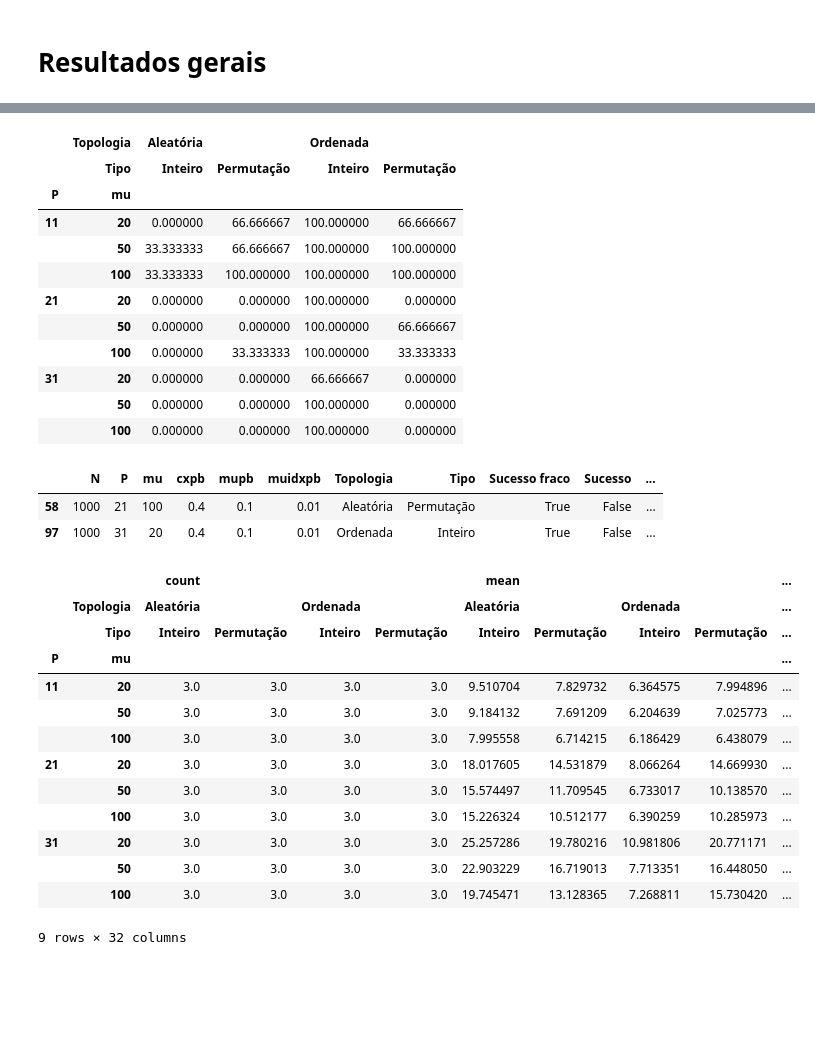
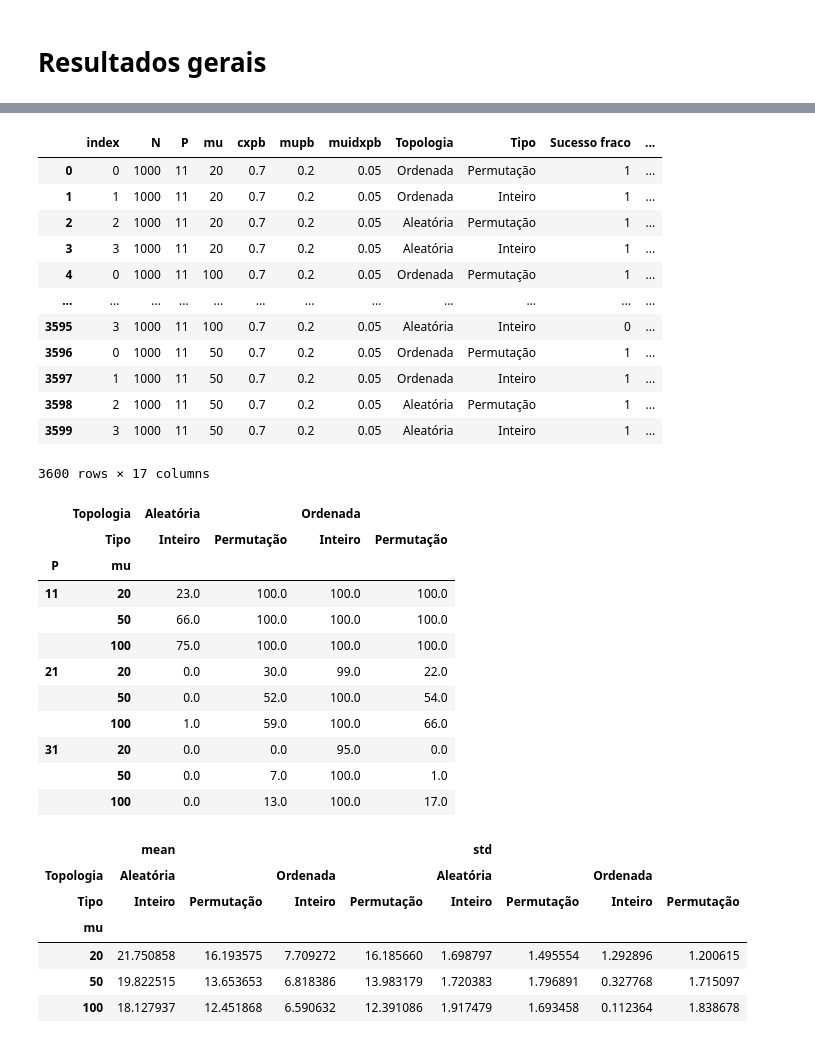
Before and after one commit to Fdms-3741/TrabalhoGAOtimizacaoNatural, a Jupyter notebook: Teste do SGA.ipynb, the cells around one changed output, grey strips where cells are left out. Cells and saved outputs as stored; diff of their text form; code cells hidden in the pictures; blank space fills up the shorter version.

```diff
--- a/Teste do SGA.ipynb
+++ b/Teste do SGA.ipynb
@@ -84,41 +82,46 @@ KeyboardInterrupt:
+# %%
+dbconn = sqlite3.connect("Resultados-finais.sqlite")
+resultados = pd.read_sql("SELECT * FROM resultados",dbconn)
+resultados
+# %% [output]
+|  | index | N | P | mu | cxpb | mupb | muidxpb | Topologia | Tipo | Sucesso fraco | ... |
+| 0 | 0 | 1000 | 11 | 20 | 0.7 | 0.2 | 0.05 | Ordenada | Permutação | 1 | ... |
+| 1 | 1 | 1000 | 11 | 20 | 0.7 | 0.2 | 0.05 | Ordenada | Inteiro | 1 | ... |
+| 2 | 2 | 1000 | 11 | 20 | 0.7 | 0.2 | 0.05 | Aleatória | Permutação | 1 | ... |
+| 3 | 3 | 1000 | 11 | 20 | 0.7 | 0.2 | 0.05 | Aleatória | Inteiro | 1 | ... |
+| 4 | 0 | 1000 | 11 | 100 | 0.7 | 0.2 | 0.05 | Ordenada | Permutação | 1 | ... |
+| ... | ... | ... | ... | ... | ... | ... | ... | ... | ... | ... | ... |
+| 3595 | 3 | 1000 | 11 | 100 | 0.7 | 0.2 | 0.05 | Aleatória | Inteiro | 0 | ... |
+| 3596 | 0 | 1000 | 11 | 50 | 0.7 | 0.2 | 0.05 | Ordenada | Permutação | 1 | ... |
+| 3597 | 1 | 1000 | 11 | 50 | 0.7 | 0.2 | 0.05 | Ordenada | Inteiro | 1 | ... |
+| 3598 | 2 | 1000 | 11 | 50 | 0.7 | 0.2 | 0.05 | Aleatória | Permutação | 1 | ... |
+| 3599 | 3 | 1000 | 11 | 50 | 0.7 | 0.2 | 0.05 | Aleatória | Inteiro | 1 | ... |
+3600 rows × 17 columns
 # %%
-CalcularSRFraco(resultados)
+CalcularSR(resultados)
 # %% [output]
 |  | Topologia | Aleatória |  | Ordenada |  |
 |  | Tipo | Inteiro | Permutação | Inteiro | Permutação |
 | P | mu |  |  |  |  |
-| 11 | 20 | 0.000000 | 66.666667 | 100.000000 | 66.666667 |
-|  | 50 | 33.333333 | 66.666667 | 100.000000 | 100.000000 |
-|  | 100 | 33.333333 | 100.000000 | 100.000000 | 100.000000 |
-| 21 | 20 | 0.000000 | 0.000000 | 100.000000 | 0.000000 |
-|  | 50 | 0.000000 | 0.000000 | 100.000000 | 66.666667 |
-|  | 100 | 0.000000 | 33.333333 | 100.000000 | 33.333333 |
-| 31 | 20 | 0.000000 | 0.000000 | 66.666667 | 0.000000 |
-|  | 50 | 0.000000 | 0.000000 | 100.000000 | 0.000000 |
-|  | 100 | 0.000000 | 0.000000 | 100.000000 | 0.000000 |
+| 11 | 20 | 23.0 | 100.0 | 100.0 | 100.0 |
+|  | 50 | 66.0 | 100.0 | 100.0 | 100.0 |
+|  | 100 | 75.0 | 100.0 | 100.0 | 100.0 |
+| 21 | 20 | 0.0 | 30.0 | 99.0 | 22.0 |
+|  | 50 | 0.0 | 52.0 | 100.0 | 54.0 |
+|  | 100 | 1.0 | 59.0 | 100.0 | 66.0 |
+| 31 | 20 | 0.0 | 0.0 | 95.0 | 0.0 |
+|  | 50 | 0.0 | 7.0 | 100.0 | 1.0 |
+|  | 100 | 0.0 | 13.0 | 100.0 | 17.0 |
-# %%
-resultados[(resultados['Gap']>0.9) & (resultados['Sucesso']==False)]
-# %% [output]
-|  | N | P | mu | cxpb | mupb | muidxpb | Topologia | Tipo | Sucesso fraco | Sucesso | ... |
-| 58 | 1000 | 21 | 100 | 0.4 | 0.1 | 0.01 | Aleatória | Permutação | True | False | ... |
-| 97 | 1000 | 31 | 20 | 0.4 | 0.1 | 0.01 | Ordenada | Inteiro | True | False | ... |
 # %%
-CalcularMBF(resultados)
+CalcularMBF(resultados)[['mean','std']].loc[31]
 # %% [output]
-|  |  | count |  |  |  | mean |  |  |  | ... |
-|  | Topologia | Aleatória |  | Ordenada |  | Aleatória |  | Ordenada |  | ... |
-|  | Tipo | Inteiro | Permutação | Inteiro | Permutação | Inteiro | Permutação | Inteiro | Permutação | ... |
-| P | mu |  |  |  |  |  |  |  |  | ... |
-| 11 | 20 | 3.0 | 3.0 | 3.0 | 3.0 | 9.510704 | 7.829732 | 6.364575 | 7.994896 | ... |
-|  | 50 | 3.0 | 3.0 | 3.0 | 3.0 | 9.184132 | 7.691209 | 6.204639 | 7.025773 | ... |
-|  | 100 | 3.0 | 3.0 | 3.0 | 3.0 | 7.995558 | 6.714215 | 6.186429 | 6.438079 | ... |
-| 21 | 20 | 3.0 | 3.0 | 3.0 | 3.0 | 18.017605 | 14.531879 | 8.066264 | 14.669930 | ... |
-|  | 50 | 3.0 | 3.0 | 3.0 | 3.0 | 15.574497 | 11.709545 | 6.733017 | 10.138570 | ... |
-|  | 100 | 3.0 | 3.0 | 3.0 | 3.0 | 15.226324 | 10.512177 | 6.390259 | 10.285973 | ... |
-| 31 | 20 | 3.0 | 3.0 | 3.0 | 3.0 | 25.257286 | 19.780216 | 10.981806 | 20.771171 | ... |
-|  | 50 | 3.0 | 3.0 | 3.0 | 3.0 | 22.903229 | 16.719013 | 7.713351 | 16.448050 | ... |
-|  | 100 | 3.0 | 3.0 | 3.0 | 3.0 | 19.745471 | 13.128365 | 7.268811 | 15.730420 | ... |
+|  | mean |  |  |  | std |  |  |  |
+| Topologia | Aleatória |  | Ordenada |  | Aleatória |  | Ordenada |  |
+| Tipo | Inteiro | Permutação | Inteiro | Permutação | Inteiro | Permutação | Inteiro | Permutação |
+| mu |  |  |  |  |  |  |  |  |
+| 20 | 21.750858 | 16.193575 | 7.709272 | 16.185660 | 1.698797 | 1.495554 | 1.292896 | 1.200615 |
+| 50 | 19.822515 | 13.653653 | 6.818386 | 13.983179 | 1.720383 | 1.796891 | 0.327768 | 1.715097 |
+| 100 | 18.127937 | 12.451868 | 6.590632 | 12.391086 | 1.917479 | 1.693458 | 0.112364 | 1.838678 |
-9 rows × 32 columns
 # %%
 CalcularAES(resultados)
 # %% [output]
```
Also changed, not shown: parts of 7 cells of this notebook.
